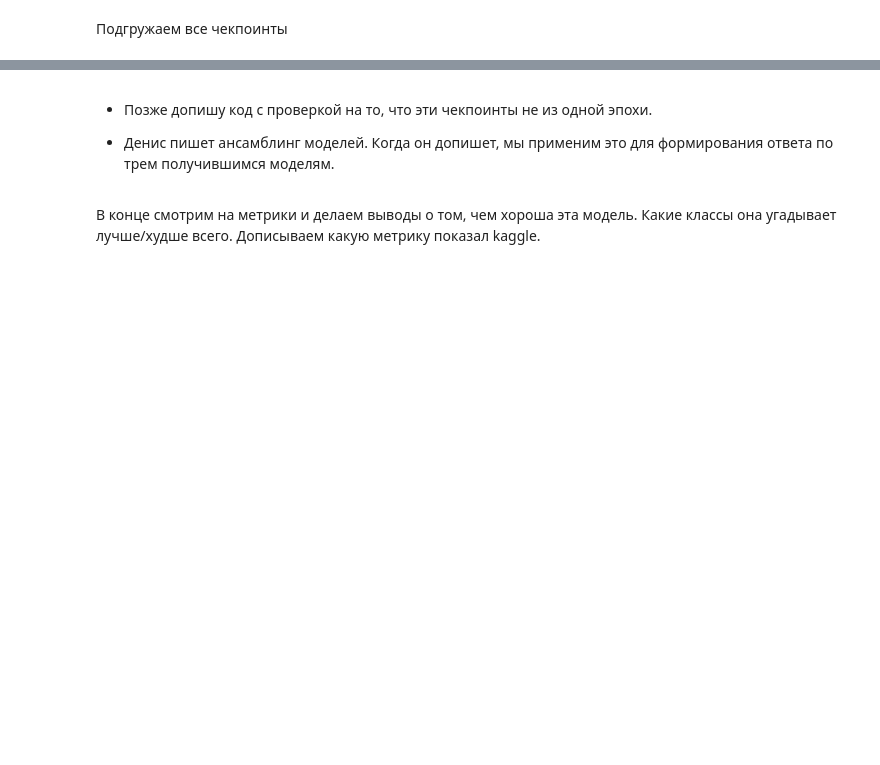
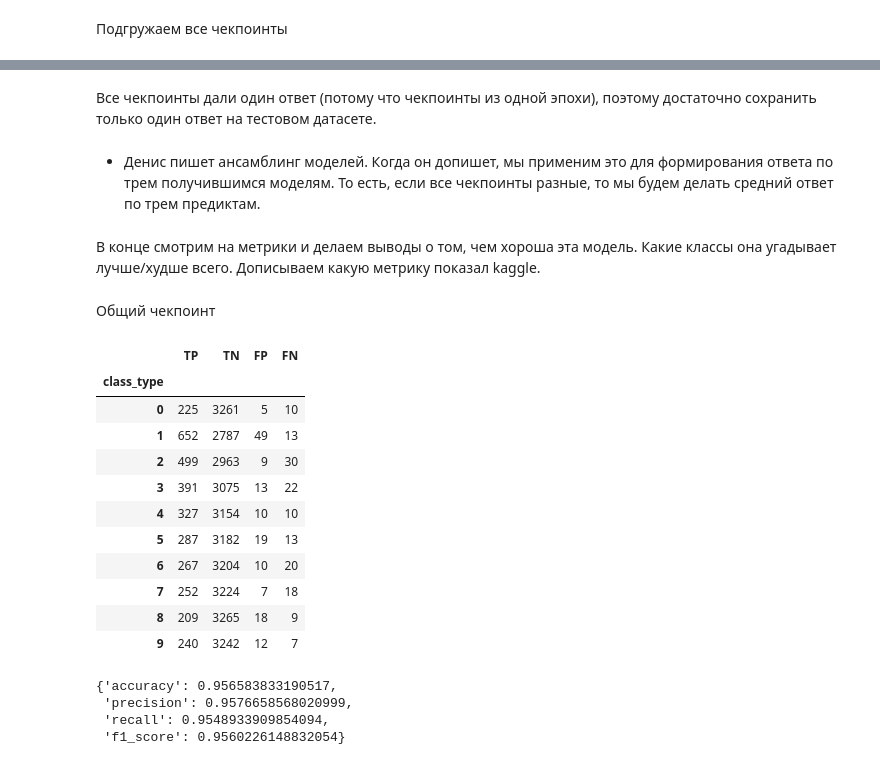
Before and after one commit to GrishaTS/YaMlProject, a Jupyter notebook: models/models/model1.ipynb, the cells around one changed output, grey strips where cells are left out. Saved outputs shown, nothing was run; the diff lists cells and outputs as text; code cells hidden in the pictures; blank space fills up the shorter version.

```diff
--- a/models/models/model1.ipynb
+++ b/models/models/model1.ipynb
@@ -84,0 +89,3 @@ train_ds, val_ds, test_ds = get_ds('repaired_data_train', 'repaired_data_test',
+# %%
+val_ds_x = np.array([i[0] for i in val_ds.unbatch().as_numpy_iterator()])
+val_ds_y = np.array([i[1] for i in val_ds.unbatch().as_numpy_iterator()])
@@ -198,0 +207,4 @@ ans_loss = make_ans_file(f'../answers/model{num_model}_loss.csv', model_loss)
+# %%
+ans_val_categorical_accuracy = make_ans_file(model_categorical_acc, val_ds_x)
+ans_val_f1_score = make_ans_file(model_f1_score, val_ds_x)
+ans_val_loss = make_ans_file(model_loss, val_ds_x)
@@ -198,0 +213,2 @@ ans_loss = make_ans_file(f'../answers/model{num_model}_loss.csv', model_loss)
+# %%
+val_ds_y = np.argmax(val_ds_y, axis=1)
@@ -199,7 +228,7 @@ ans_loss = make_ans_file(f'../answers/model{num_model}_loss.csv', model_loss)
+# %% [markdown]
+Все чекпоинты дали один ответ (потому что чекпоинты из одной эпохи), поэтому достаточно сохранить только один ответ на тестовом датасете.
 # %% [markdown]
-- Позже допишу код с проверкой на то, что эти чекпоинты не из одной эпохи.
-
-- Денис пишет ансамблинг моделей. Когда он допишет, мы применим это для формирования ответа по трем получившимся моделям.
+- Денис пишет ансамблинг моделей. Когда он допишет, мы применим это для формирования ответа по трем получившимся моделям. То есть, если все чекпоинты разные, то мы будем делать средний ответ по трем предиктам.
 # %% [markdown]
 В конце смотрим на метрики и делаем выводы о том, чем хороша эта модель. Какие классы она угадывает лучше/худше всего. Дописываем какую метрику показал kaggle.
 # %%
@@ -297,3 +326,26 @@ class MulticlassClassificationMetrics:
         return (
             f'MulticlassClassificationMetrics(class_types={self.class_types})'
             .replace("'", '').replace(',', ';'))
+# %% [markdown]
+Общий чекпоинт
+# %%
+metrics = MulticlassClassificationMetrics(val_ds_y, ans_val_categorical_accuracy)
+print(metrics)
+metrics.metrics()
+# %% [output]
+|  | TP | TN | FP | FN |
+| class_type |  |  |  |  |
+| 0 | 225 | 3261 | 5 | 10 |
+| 1 | 652 | 2787 | 49 | 13 |
+| 2 | 499 | 2963 | 9 | 30 |
+| 3 | 391 | 3075 | 13 | 22 |
+| 4 | 327 | 3154 | 10 | 10 |
+| 5 | 287 | 3182 | 19 | 13 |
+| 6 | 267 | 3204 | 10 | 20 |
+| 7 | 252 | 3224 | 7 | 18 |
+| 8 | 209 | 3265 | 18 | 9 |
+| 9 | 240 | 3242 | 12 | 7 |
+{'accuracy': 0.956583833190517,
+ 'precision': 0.9576658568020999,
+ 'recall': 0.9548933909854094,
+ 'f1_score': 0.9560226148832054}
```
Also changed, not shown: parts of 18 cells of this notebook, 11 other files.
